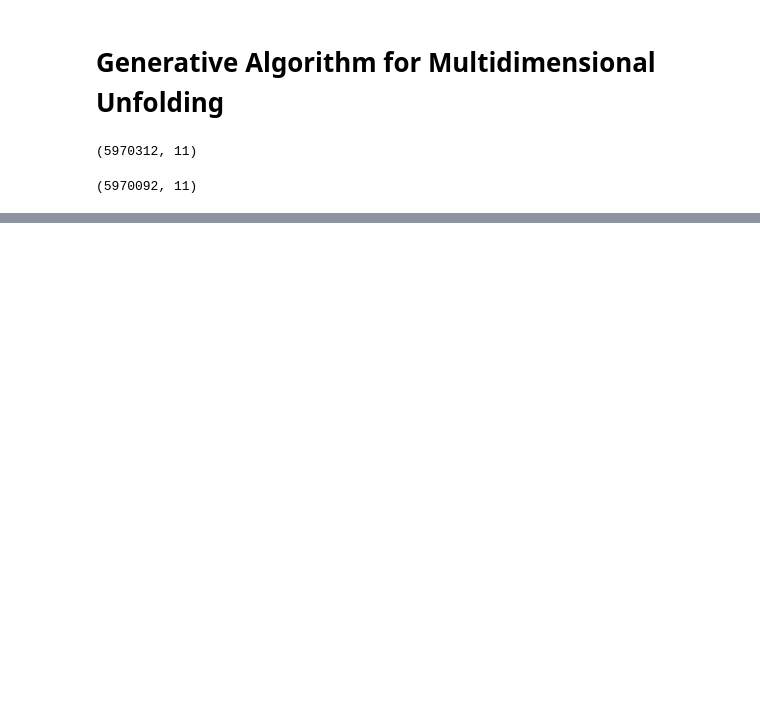
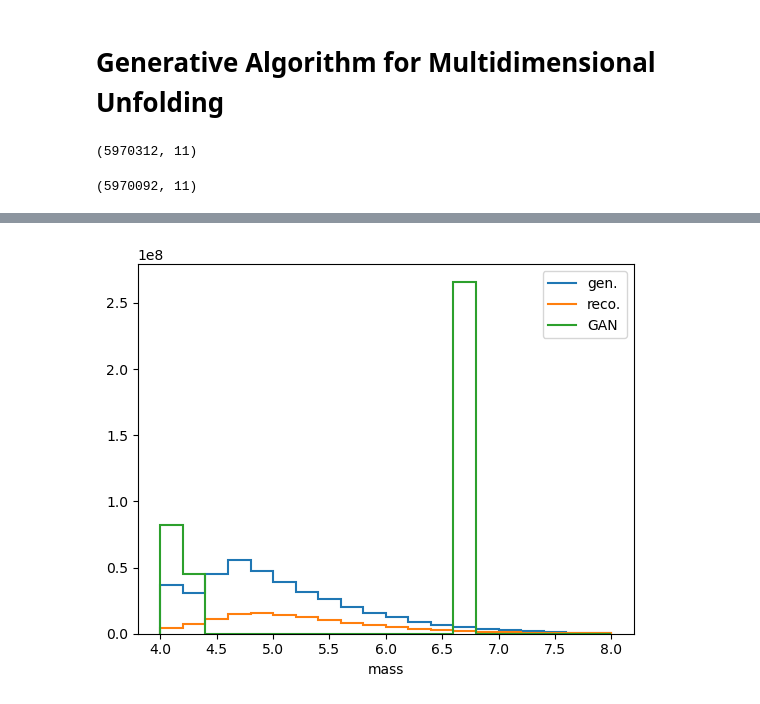
Before and after one commit to dinupa1/DeepUnfold, a Jupyter notebook: unfoldgan.ipynb, the cells around one changed output, grey strips where cells are left out. Saved outputs shown, nothing was run; the diff lists cells and outputs as text; code cells hidden in the pictures; blank space fills up the shorter version.

```diff
--- a/unfoldgan.ipynb
+++ b/unfoldgan.ipynb
@@ -53,7 +54,7 @@ import torch.nn.functional as F
 
 
 class Generator(nn.Module):
-    def __init__(self, dim: int=5):
+    def __init__(self, dim: int=1):
         super(Generator, self).__init__()
         self.fc1 = nn.Sequential(
             nn.Linear(dim , 500),
@@ -74,7 +75,7 @@ class Generator(nn.Module):
         return x
 # %%
 class Discriminator(nn.Module):
-    def __init__(self, dim: int=5):
+    def __init__(self, dim: int=1):
         super(Discriminator, self).__init__()
         self.fc1 = nn.Sequential(
             nn.Linear(dim, 1000),
@@ -112,7 +113,7 @@ criterionG = nn.MSELoss()
 optimizerD = torch.optim.Adam(netD.parameters(), lr=0.001)
 optimizerG = torch.optim.Adam(netG.parameters(), lr=0.0001)
 # %%
-epochs = 5
+epochs = 50
 
 lossesD, lossesG = [], []
 
@@ -143,10 +144,18 @@ for epoch in range(epochs):
         # (2) Update G network: maximize log(D(G(z)))
 
         netG.zero_grad()
+        label.fill_(real_label)
+
+        output = netD(fake).view(-1)
+        errG_clas = criterionD(output, label)
+        errG_clas.backward()
 
         output = netG(rec_data)
-        errG = criterionG(output, gen_data)
-        errG.backward()
+        errG_reg = criterionG(output, gen_data)
+        errG_reg.backward()
+
+        errG = errG_clas + errG_reg
+
         optimizerG.step()
 
         lossesD.append(errD.item())
@@ -158,0 +170,12 @@ plt.show()
+# %%
+with torch.no_grad():
+    output = netG(torch.Tensor(reco_test[:, 1:]))
+# %%
+Hist(hist.axis.Regular(20, 4.0, 8.0, name="mass")).fill(true_test[:,1], weight=true_test[:,0]).plot(label="gen.")
+Hist(hist.axis.Regular(20, 4.0, 8.0, name="mass")).fill(reco_test[reco_test[:, 0] > 0.0][:,1],
+                                                        weight=reco_test[reco_test[:, 0] > 0.0][:,0]).plot(label="reco.")
+Hist(hist.axis.Regular(20, 4.0, 8.0, name="mass")).fill(output[:,0], weight=reco_test[:,0]).plot(label="GAN")
+plt.legend()
+plt.show()
+# %% [output]
+[figure, added]
```
Also changed, not shown: parts of 5 cells of this notebook.
